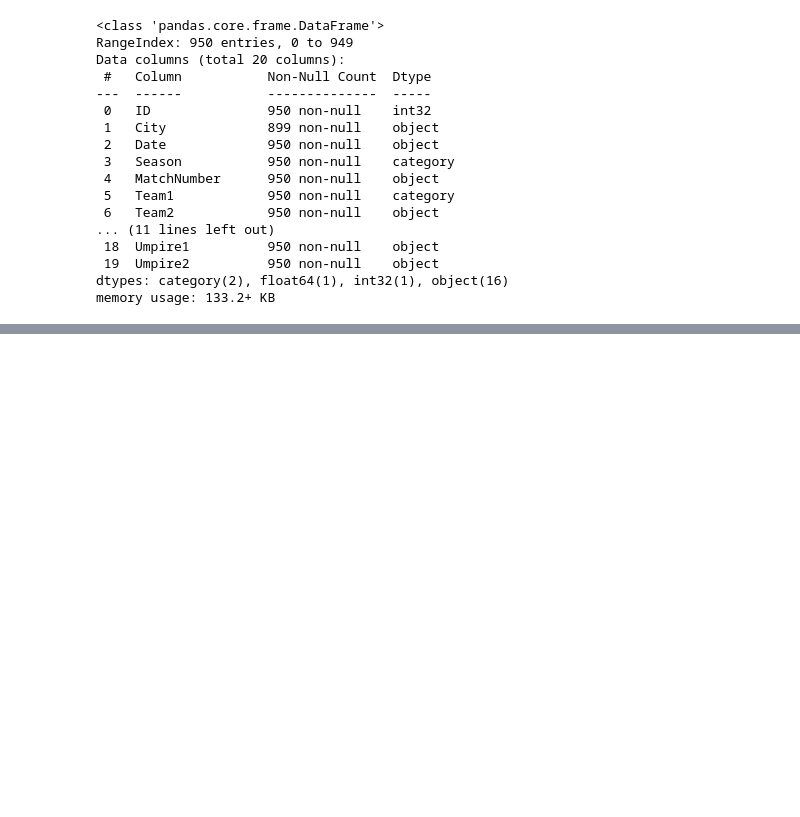
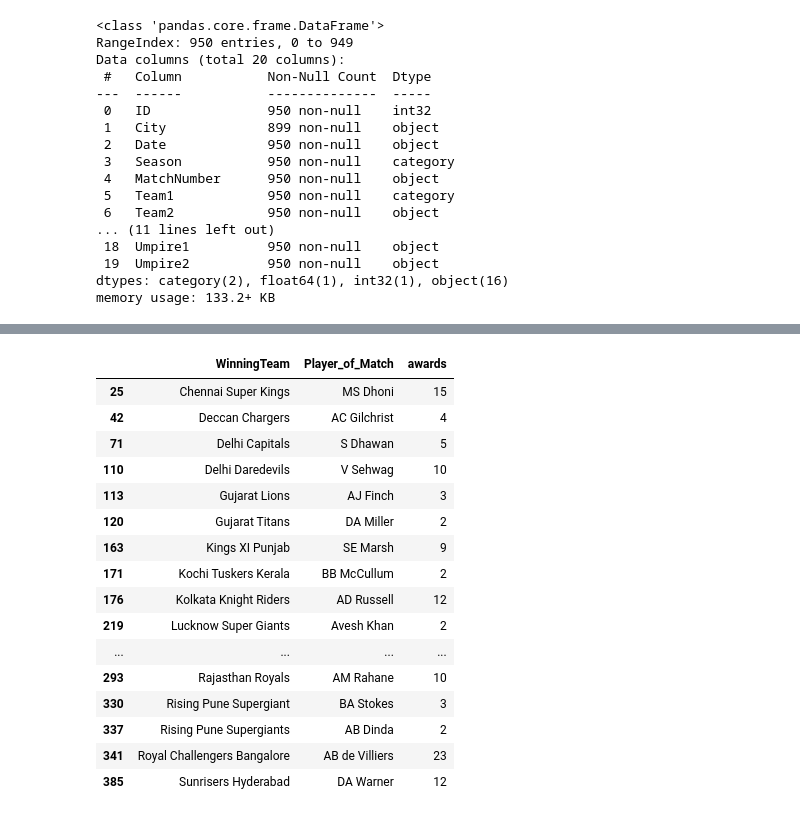
Before and after one commit to thesujalgaur/DATA-SCIENCE-Personal, a Jupyter notebook: Pandas/pandas_dataframe.ipynb, the cells around one changed output, grey strips where cells are left out. Saved outputs shown, nothing was run; the diff lists cells and outputs as text; code cells hidden in the pictures; blank space fills up the shorter version.

```diff
--- a/Pandas/pandas_dataframe.ipynb
+++ b/Pandas/pandas_dataframe.ipynb
@@ -675,0 +978,22 @@ memory usage: 133.2+ KB
+# %%
+awards=ipl.groupby(['WinningTeam','Player_of_Match']).size().reset_index(name='awards')
+a=awards.loc[awards.groupby('WinningTeam')['awards'].idxmax()]
+a
+# %% [output]
+|  | WinningTeam | Player_of_Match | awards |
+| 25 | Chennai Super Kings | MS Dhoni | 15 |
+| 42 | Deccan Chargers | AC Gilchrist | 4 |
+| 71 | Delhi Capitals | S Dhawan | 5 |
+| 110 | Delhi Daredevils | V Sehwag | 10 |
+| 113 | Gujarat Lions | AJ Finch | 3 |
+| 120 | Gujarat Titans | DA Miller | 2 |
+| 163 | Kings XI Punjab | SE Marsh | 9 |
+| 171 | Kochi Tuskers Kerala | BB McCullum | 2 |
+| 176 | Kolkata Knight Riders | AD Russell | 12 |
+| 219 | Lucknow Super Giants | Avesh Khan | 2 |
+| ... | ... | ... | ... |
+| 293 | Rajasthan Royals | AM Rahane | 10 |
+| 330 | Rising Pune Supergiant | BA Stokes | 3 |
+| 337 | Rising Pune Supergiants | AB Dinda | 2 |
+| 341 | Royal Challengers Bangalore | AB de Villiers | 23 |
+| 385 | Sunrisers Hyderabad | DA Warner | 12 |
```
Also changed, not shown: parts of 37 cells of this notebook, 3 other files.
